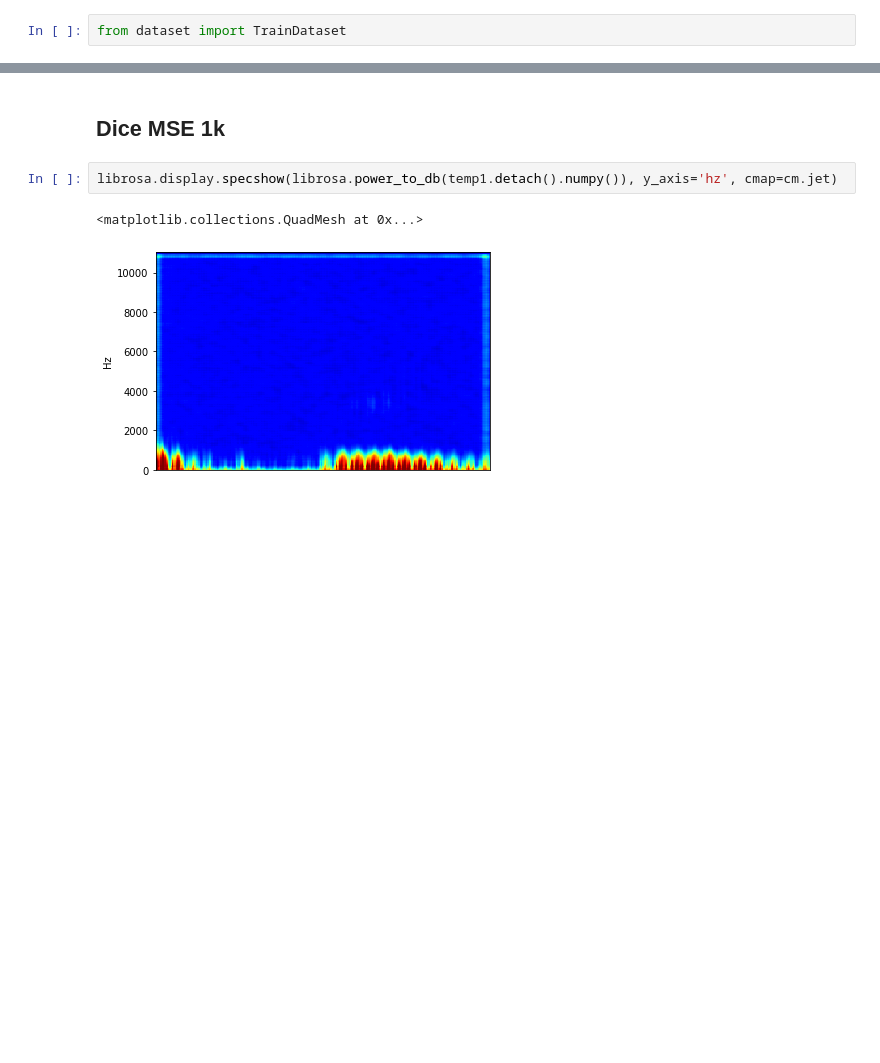
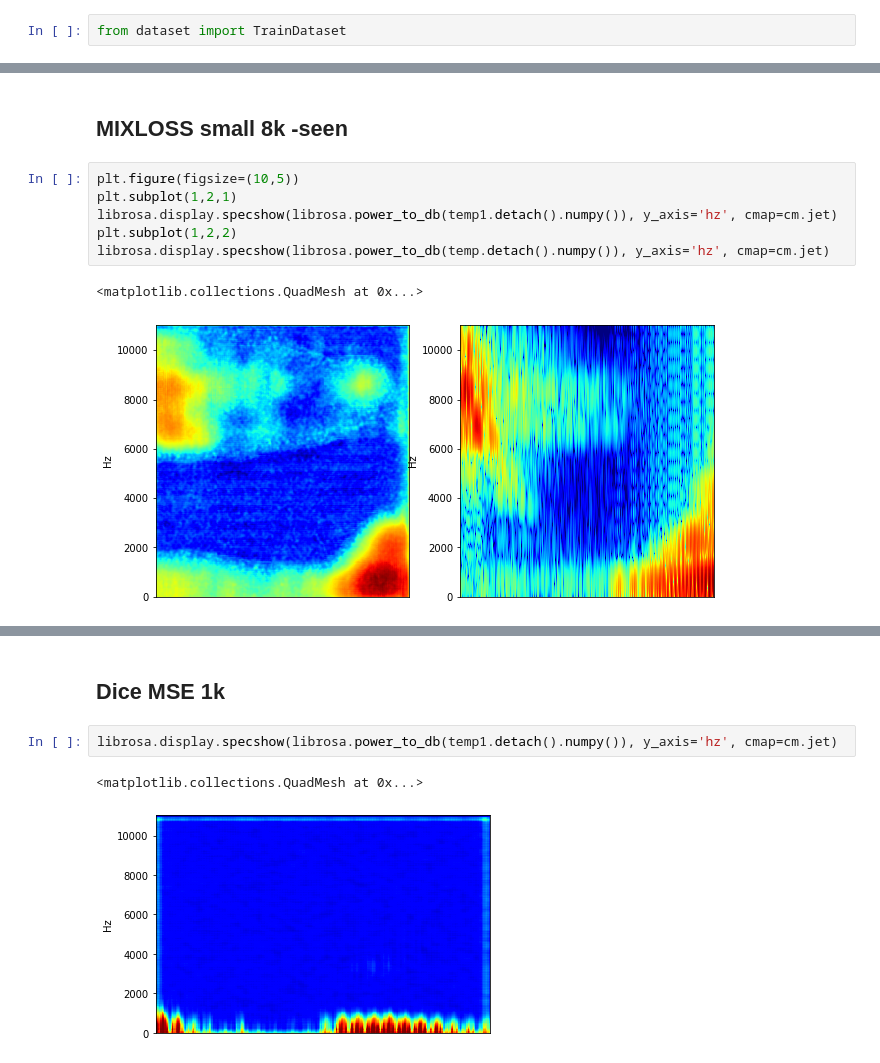
Before and after one commit to iabd/Dereverbify, a Jupyter notebook: Playground.ipynb, the cells around one changed output, grey strips where cells are left out. Saved outputs shown, nothing was run; the diff lists cells and outputs as text; blank space fills up the shorter version.

```diff
--- a/Playground.ipynb
+++ b/Playground.ipynb
@@ -53,0 +161,11 @@ temp=batch[0][7][0]
+# %% [markdown]
+## MIXLOSS small 8k -seen
+# %%
+plt.figure(figsize=(10,5))
+plt.subplot(1,2,1)
+librosa.display.specshow(librosa.power_to_db(temp1.detach().numpy()), y_axis='hz', cmap=cm.jet)
+plt.subplot(1,2,2)
+librosa.display.specshow(librosa.power_to_db(temp.detach().numpy()), y_axis='hz', cmap=cm.jet)
+# %% [output]
+<matplotlib.collections.QuadMesh at 0x...>
+[figure, added]
```
Also changed, not shown: parts of 31 cells of this notebook, 6 other files.
